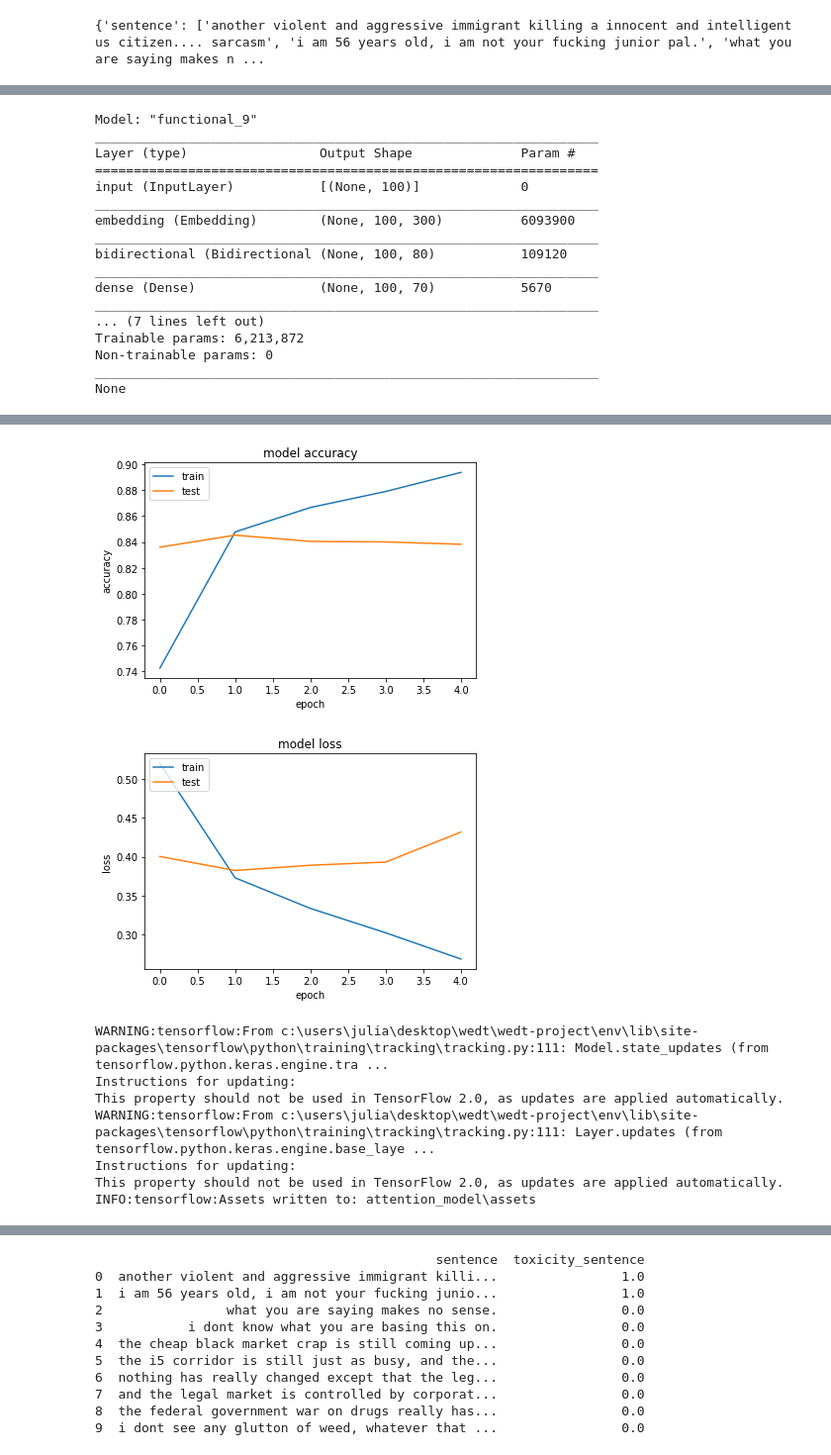
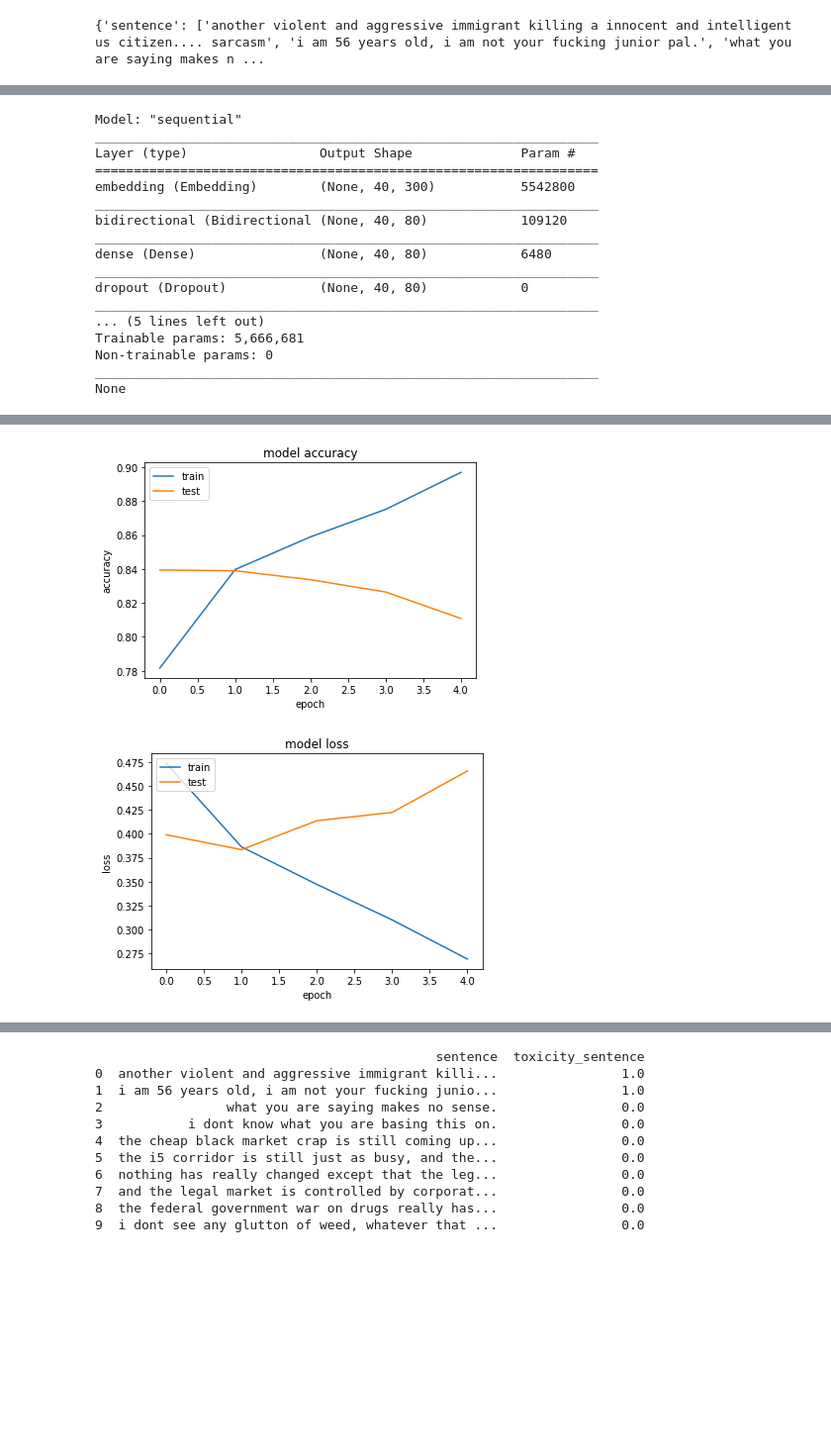
Before and after one commit to paatrycjaa/wedt-toxic-span-detection, a Jupyter notebook: attention.ipynb, the cells around one changed output, grey strips where cells are left out. Shown at 99% size. Cells and saved outputs as stored; diff of their text form; code cells hidden in the pictures; blank space fills up the shorter version.

Commit message:
attention- works

```diff
--- a/attention.ipynb
+++ b/attention.ipynb
@@ -27,7 +29,7 @@ from test_sentence import vectorize, preprocess_lstm, test_attention, test_atten
 # %%
 ##set to .env
 MAX_FEATURES = 200000 # maximum number of unique words that should be included in the tokenized word index
-MAX_WORD_NUM = 100     # maximum number of letters in sentence?
+MAX_WORD_NUM = 40    # maximum number of letters in sentence?
 EMBED_SIZE = 300  ## same value as in dimension of glove
 VAL_SPLIT = 0.2
 REG_PARAM = 1e-13
@@ -51,10 +53,10 @@ extra_df_preprocessed = extra_train.preprocess()
 # %%
-print(train_df_preprocessed)
-print(train_data_semeval.get_classes_amount(train_df_preprocessed))
-##add data
-additional_data = extra_train.get_missing_class_elements(extra_df_preprocessed, 500, 0.0)
-print(additional_data)
-frames = [train_df_preprocessed, additional_data]
-train_df_preprocessed = pd.concat(frames)
-# train_df_preprocessed
-print(train_data_semeval.get_classes_amount(train_df_preprocessed))
+# print(train_df_preprocessed)
+# print(train_data_semeval.get_classes_amount(train_df_preprocessed))
+# ##add data
+# additional_data = extra_train.get_missing_class_elements(extra_df_preprocessed, 500, 0.0)
+# print(additional_data)
+# frames = [train_df_preprocessed, additional_data]
+# train_df_preprocessed = pd.concat(frames)
+# # train_df_preprocessed
+# print(train_data_semeval.get_classes_amount(train_df_preprocessed))
@@ -198,35 +174,38 @@ for i in range(0, y_softmax_val.shape[0]):
 # %%
-embedding_layer = Embedding(len(word_index)+1 ,EMBED_SIZE,weights=[embedding_matrix], input_length=MAX_WORD_NUM, trainable= True, name='embedding')
-word_input = Input(shape=MAX_WORD_NUM, dtype='float32', name='input')
-word_sequences = embedding_layer(word_input)
-word_lstm = Bidirectional(LSTM(40, return_sequences=True, kernel_regularizer=l2_reg), name='bidirectional')(word_sequences)
-word_dense = Dense(70, kernel_regularizer=l2_reg, name='dense')(word_lstm)
-word_att = Dropout(0.2)(Attention(name='attention')(word_dense))#
-preds = Dense(2, activation='softmax', name='dense_final')(word_att) ##softmax, elu?
-model = Model(word_input, preds)
+model = Sequential()
+
+model.add(Embedding(len(word_index)+1 ,EMBED_SIZE,weights=[embedding_matrix], input_length=MAX_WORD_NUM, trainable= True, name='embedding'))
+# model.add(Input(shape=MAX_WORD_NUM, dtype='float32', name='input'))
+model.add(Bidirectional(LSTM(40, return_sequences=True, kernel_regularizer=l2_reg), name='bidirectional'))
+
+model.add(Dense(80, kernel_regularizer=l2_reg, name='dense'))
+model.add(Dropout(0.2))
+model.add(Attention(name='attention'))
+model.add(Dense(1, activation='sigmoid', name='dense_final')) ##softmax, elu?
+
 model.compile(loss='binary_crossentropy',optimizer='rmsprop',metrics=['acc']) ##adam
 checkpoint = ModelCheckpoint('best_model_embeddings.h5', verbose=-2, monitor='val_loss',save_best_only=True, mode='auto')
 print(model.summary())
 # %% [output]
-Model: "functional_9"
+Model: "sequential"
 _________________________________________________________________
 Layer (type)                 Output Shape              Param #
 =================================================================
-input (InputLayer)           [(None, 100)]             0
+embedding (Embedding)        (None, 40, 300)           5542800
 _________________________________________________________________
-embedding (Embedding)        (None, 100, 300)          6093900
+bidirectional (Bidirectional (None, 40, 80)            109120
 _________________________________________________________________
-bidirectional (Bidirectional (None, 100, 80)           109120
+dense (Dense)                (None, 40, 80)            6480
 _________________________________________________________________
-dense (Dense)                (None, 100, 70)           5670
+dropout (Dropout)            (None, 40, 80)            0
 _________________________________________________________________
-... (7 lines left out)
-Trainable params: 6,213,872
+... (5 lines left out)
+Trainable params: 5,666,681
 Non-trainable params: 0
 _________________________________________________________________
 None
 # %%
-history = model.fit(x_train,  y_softmax_train, validation_data=(x_val, y_softmax_val), epochs=5, batch_size=512,shuffle=True, callbacks=[checkpoint])
+history = model.fit(x_train,  y_train, validation_data=(x_val, y_val), epochs=5, batch_size=216,shuffle=True, callbacks=[checkpoint])
 print(history.history.keys())
 plt.plot(history.history['acc'])
 plt.plot(history.history['val_acc'])
@@ -234,8 +213,8 @@ plt.title('model accuracy')
 plt.ylabel('accuracy')
 plt.xlabel('epoch')
 plt.legend(['train', 'test'], loc='upper left')
+
 plt.show()
-
 plt.plot(history.history['loss'])
 plt.plot(history.history['val_loss'])
 plt.title('model loss')
@@ -243,7 +222,5 @@ plt.ylabel('loss')
 plt.xlabel('epoch')
 plt.legend(['train', 'test'], loc='upper left')
 plt.show()
-
-model.save('attention_model')
 # %% [output]
 Epoch 1/5
@@ -259,10 +236,3 @@ Epoch 5/5
 dict_keys(['loss', 'acc', 'val_loss', 'val_acc'])
-[figure, old version]
+[figure, new version]
-[figure, old version]
+[figure, new version]
-WARNING:tensorflow:From c:\users\julia\desktop\wedt\wedt-project\env\lib\site-packages\tensorflow\python\training\tracking\tracking.py:111: Model.state_updates (from tensorflow.python.keras.engine.tra ...
-Instructions for updating:
-This property should not be used in TensorFlow 2.0, as updates are applied automatically.
-WARNING:tensorflow:From c:\users\julia\desktop\wedt\wedt-project\env\lib\site-packages\tensorflow\python\training\tracking\tracking.py:111: Layer.updates (from tensorflow.python.keras.engine.base_laye ...
-Instructions for updating:
-This property should not be used in TensorFlow 2.0, as updates are applied automatically.
-INFO:tensorflow:Assets written to: attention_model\assets
```
Also changed, not shown: parts of 22 cells of this notebook, 14 other files.
